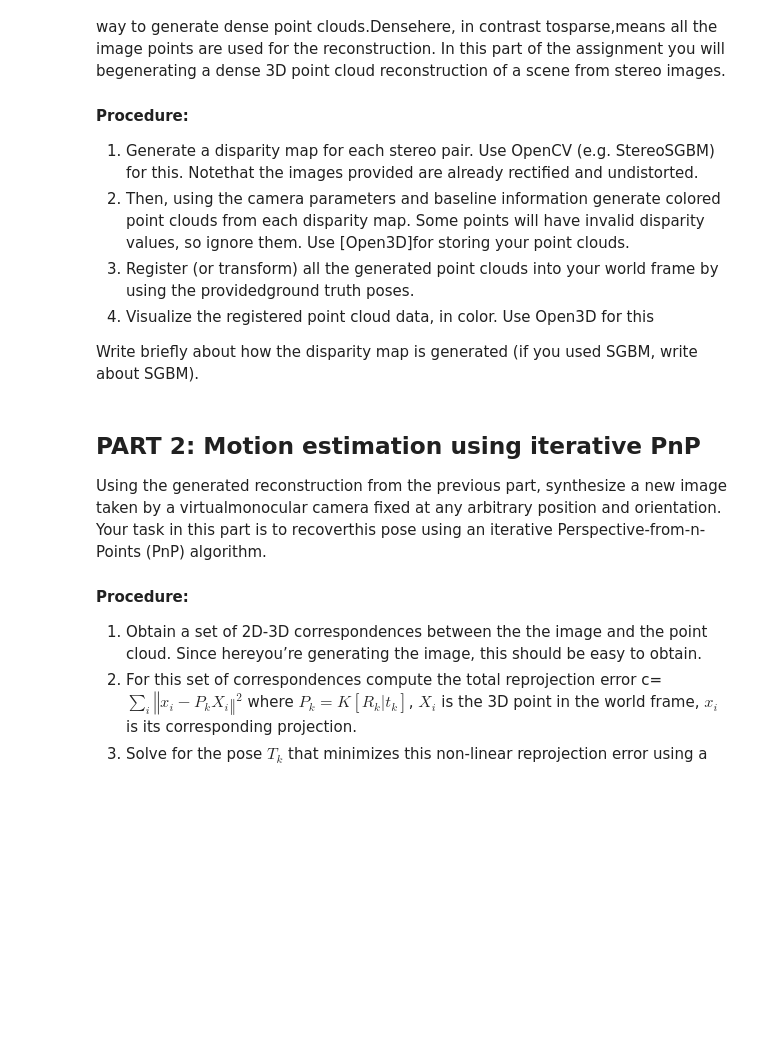
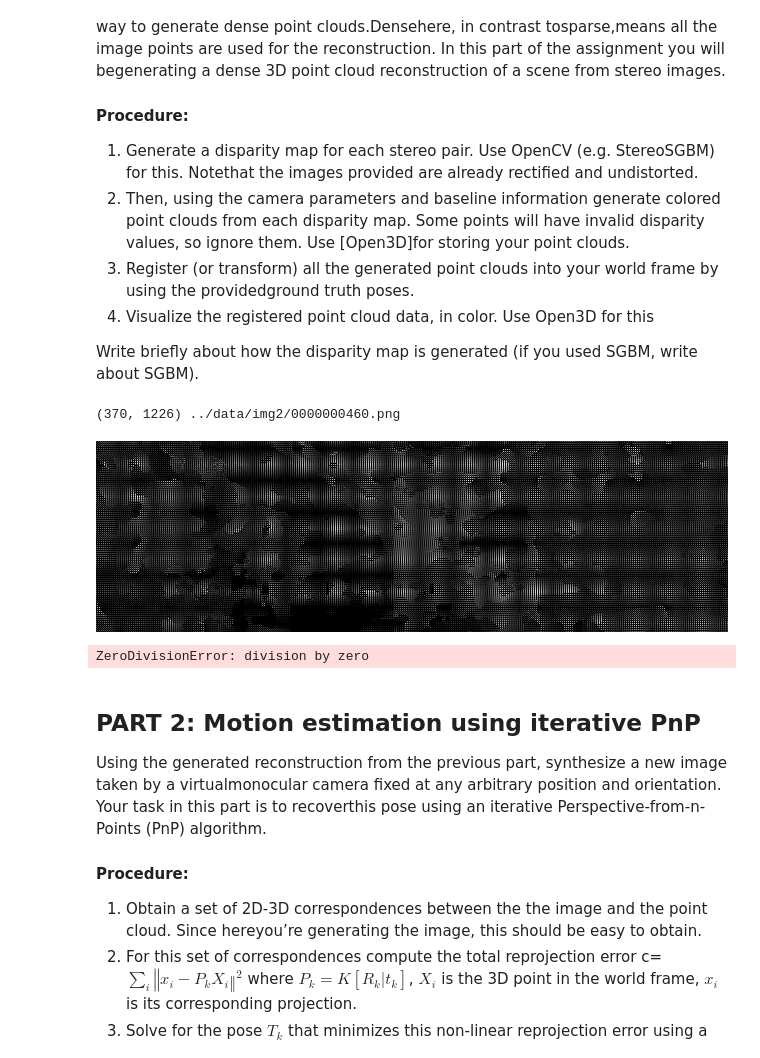
Before and after one commit to BhaskarJoshi-01/Mobile-Robotics---Monsoon-2021, a Jupyter notebook: Project-2/questions/StereoSLAM.ipynb, the cells around one changed output. Saved outputs shown, nothing was run; the diff lists cells and outputs as text; code cells hidden in the pictures; blank space fills up the shorter version.

```diff
--- a/Project-2/questions/StereoSLAM.ipynb
+++ b/Project-2/questions/StereoSLAM.ipynb
@@ -20,3 +20,18 @@ For stereo, feel free to look up existing tutorials that implement this and writ
 
 
 Write briefly about how the disparity map is generated (if you used SGBM, write about SGBM).
+# %%
+import numpy as np
+import cv2 as cv
+import open3d as o3d
+import os
+
+K = np.array([[7.070912e+02, 0.000000e+00, 6.018873e+02],
+              [0.000000e+00, 7.070912e+02, 1.831104e+02],
+              [0.000000e+00, 0.000000e+00, 1.000000e+00]])
+D = 0.53790448812
+Ts = np.loadtxt('../data/poses.txt').reshape(-1,3,4)
+
+LIMG_folder = '../data/img2'
+RIMG_folder = '../data/img3'
+OUT_PATH = '../data/pc'
@@ -23,3 +123,12 @@ Write briefly about how the disparity map is generated (if you used SGBM, write
+# %%
+ply_files = create_plys()
+pcd = combine_pointcloud(ply_files)
+
+o3d.visualization.draw_geometries([pcd])
+# %% [output]
+(370, 1226) ../data/img2/0000000460.png
+[figure, added]
+ZeroDivisionError: division by zero
 # %% [markdown]
 ## PART 2: Motion estimation using iterative PnP
 
```
Also changed, not shown: parts of 1 cell of this notebook.
